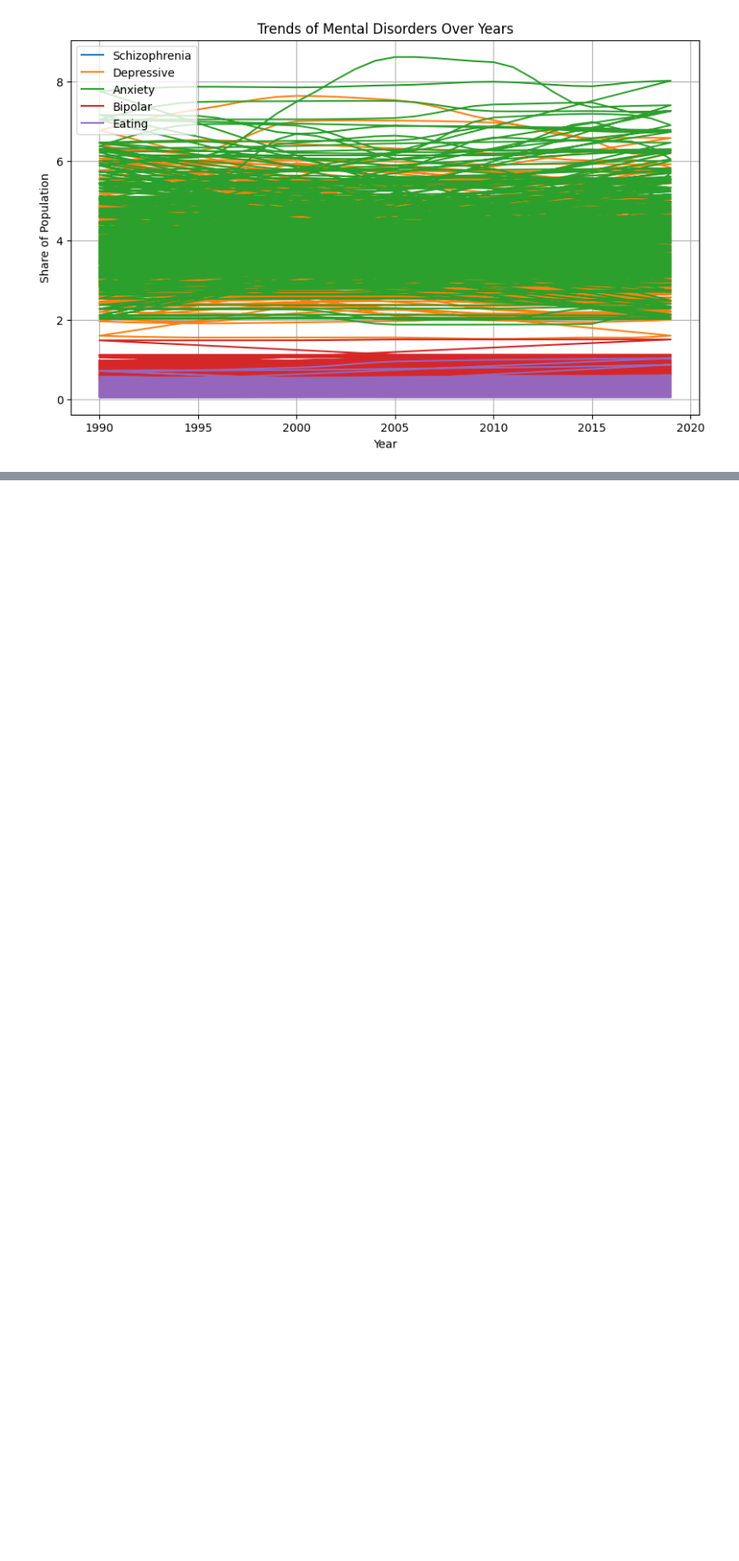
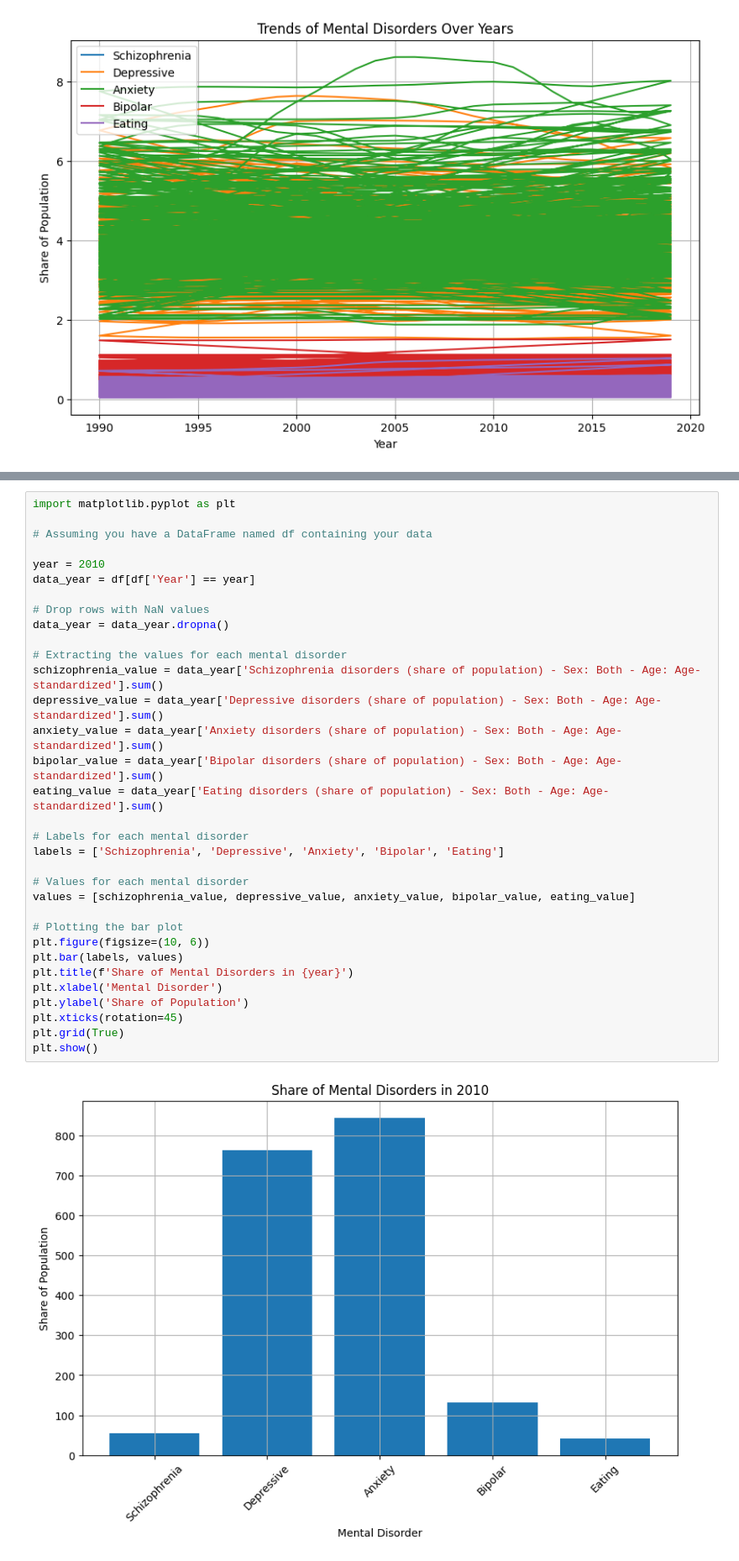
Before and after one commit to anuescapist/mental-wellness-analytics, a Jupyter notebook: MentalHealth.ipynb, the cells around one changed output, grey strips where cells are left out. Shown: that part at 84% size. Drawn from its saved outputs; the diff is of its cells as text; blank space fills up the shorter version.

```diff
--- a/MentalHealth.ipynb
+++ b/MentalHealth.ipynb
@@ -194,0 +256,35 @@ plt.show()
+# %%
+import matplotlib.pyplot as plt
+
+# Assuming you have a DataFrame named df containing your data
+
+year = 2010
+data_year = df[df['Year'] == year]
+
+# Drop rows with NaN values
+data_year = data_year.dropna()
+
+# Extracting the values for each mental disorder
+schizophrenia_value = data_year['Schizophrenia disorders (share of population) - Sex: Both - Age: Age-standardized'].sum()
+depressive_value = data_year['Depressive disorders (share of population) - Sex: Both - Age: Age-standardized'].sum()
+anxiety_value = data_year['Anxiety disorders (share of population) - Sex: Both - Age: Age-standardized'].sum()
+bipolar_value = data_year['Bipolar disorders (share of population) - Sex: Both - Age: Age-standardized'].sum()
+eating_value = data_year['Eating disorders (share of population) - Sex: Both - Age: Age-standardized'].sum()
+
+# Labels for each mental disorder
+labels = ['Schizophrenia', 'Depressive', 'Anxiety', 'Bipolar', 'Eating']
+
+# Values for each mental disorder
+values = [schizophrenia_value, depressive_value, anxiety_value, bipolar_value, eating_value]
+
+# Plotting the bar plot
+plt.figure(figsize=(10, 6))
+plt.bar(labels, values)
+plt.title(f'Share of Mental Disorders in {year}')
+plt.xlabel('Mental Disorder')
+plt.ylabel('Share of Population')
+plt.xticks(rotation=45)
+plt.grid(True)
+plt.show()
+# %% [output]
+[figure, added]
```
Also changed, not shown: parts of 2 cells of this notebook, 1 other file.
